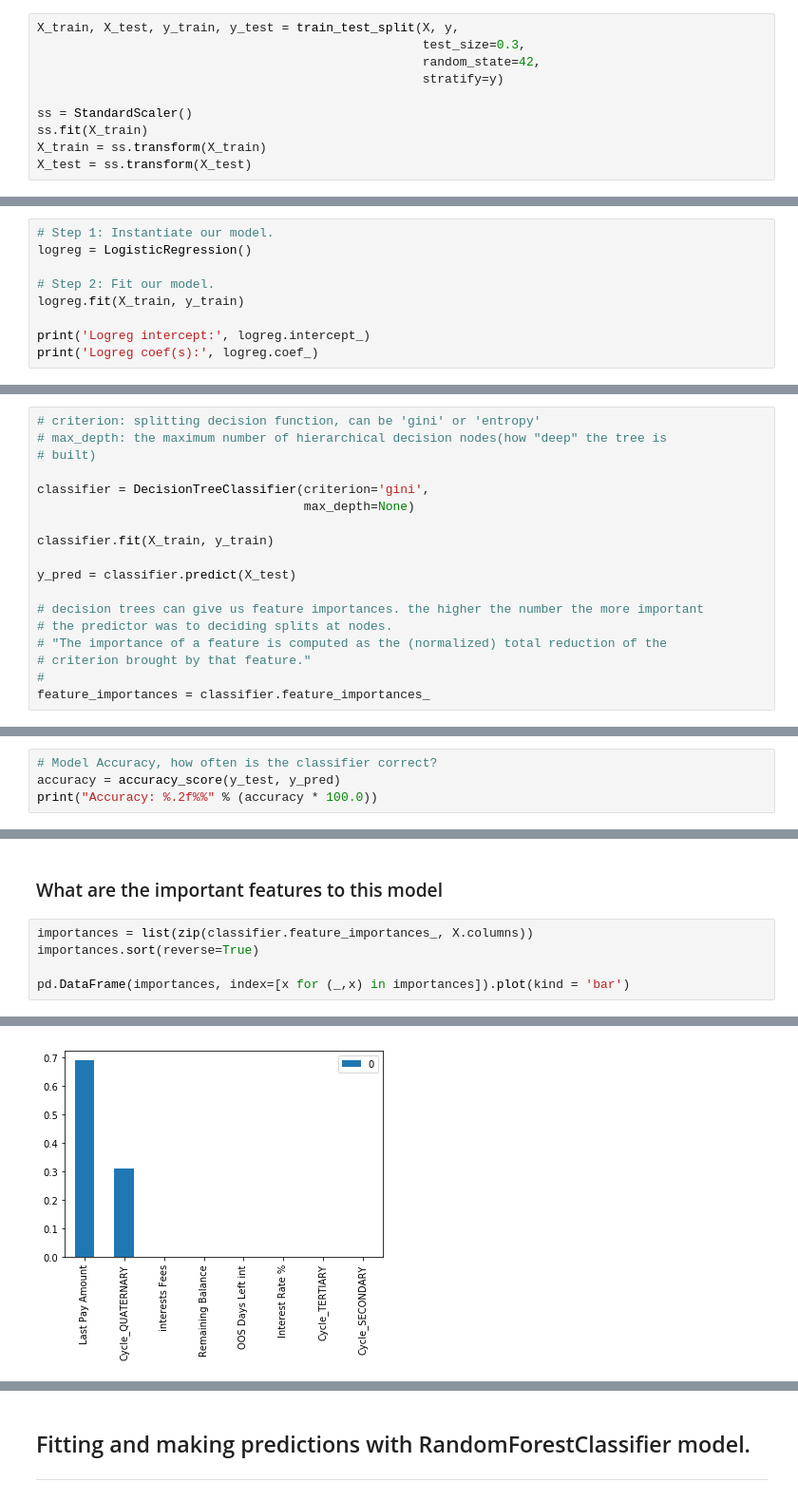
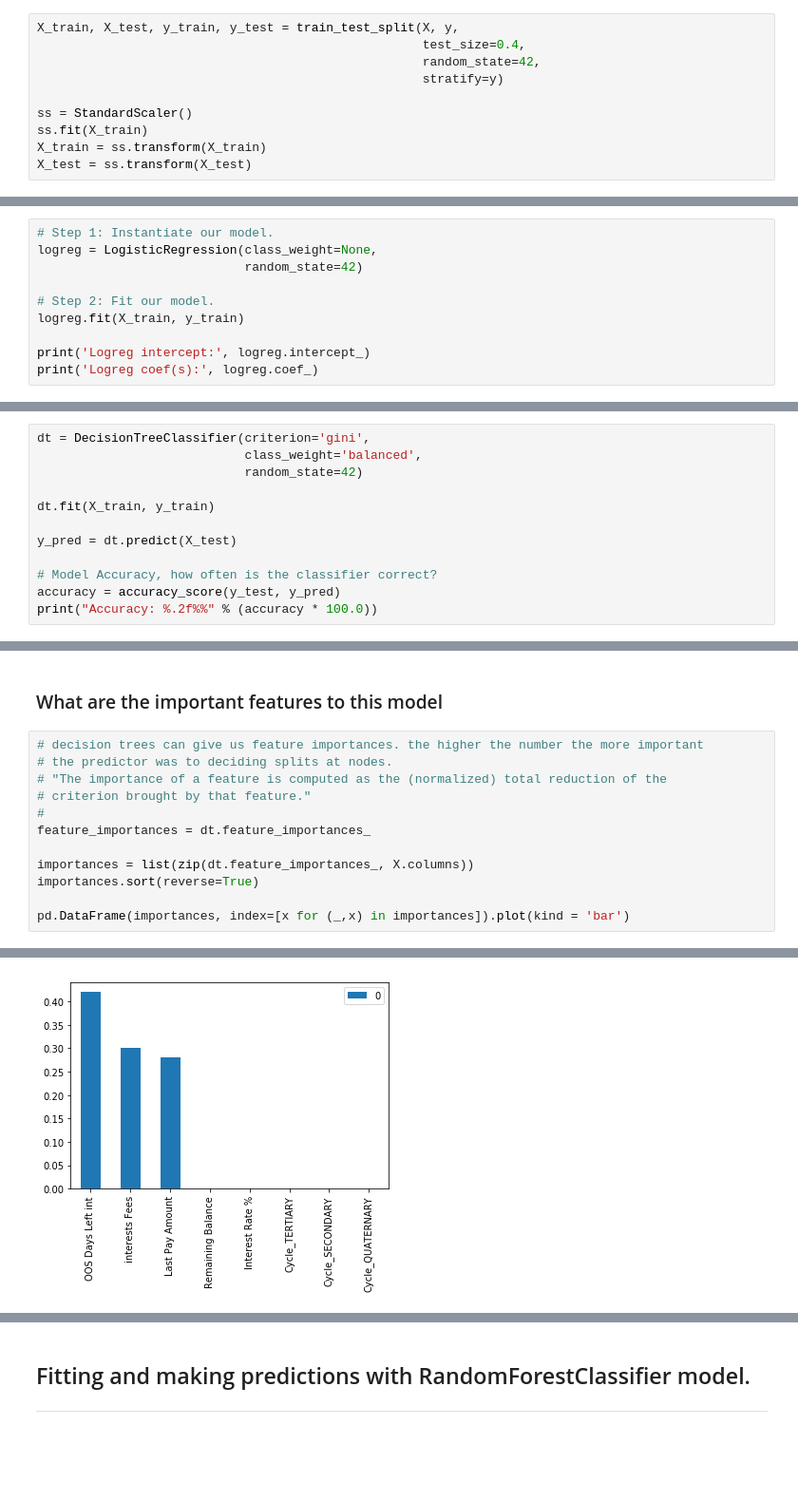
Before and after one commit to myingling0603/Debt-Portfolio-Capstone, a Jupyter notebook: Build Model.ipynb, the cells around one changed output, grey strips where cells are left out. Shown at 95% size. Saved outputs shown, nothing was run; the diff lists cells and outputs as text; blank space fills up the shorter version.

```diff
--- a/Build Model.ipynb
+++ b/Build Model.ipynb
@@ -116,7 +115,7 @@ y = df['Paid']
 X = df.drop(columns = drop_cols)
 # %%
 X_train, X_test, y_train, y_test = train_test_split(X, y,
-                                                    test_size=0.3,
+                                                    test_size=0.4,
                                                     random_state=42,
                                                     stratify=y)
 
@@ -131,6 +160,7 @@ X_test = ss.transform(X_test)
 # %%
 # Step 1: Instantiate our model.
-logreg = LogisticRegression()
+logreg = LogisticRegression(class_weight=None,
+                            random_state=42)
 
 # Step 2: Fit our model.
 logreg.fit(X_train, y_train)
@@ -203,21 +228,3 @@ plt.show()
 ## Fitting and making predictions with DecisionTreeClassifier model.
 
 ---
-# %%
-# criterion: splitting decision function, can be 'gini' or 'entropy'
-# max_depth: the maximum number of hierarchical decision nodes(how "deep" the tree is
-# built)
-
-classifier = DecisionTreeClassifier(criterion='gini',
-                                    max_depth=None)
-
-classifier.fit(X_train, y_train)
-
-y_pred = classifier.predict(X_test)
-
-# decision trees can give us feature importances. the higher the number the more important
-# the predictor was to deciding splits at nodes.
-# "The importance of a feature is computed as the (normalized) total reduction of the
-# criterion brought by that feature."
-#
-feature_importances = classifier.feature_importances_
@@ -229,4 +246,12 @@ array([0.        , 0.        , 0.69047619, 0.        , 0.        ,
 # %%
+dt = DecisionTreeClassifier(criterion='gini',
+                            class_weight='balanced',
+                            random_state=42)
+
+dt.fit(X_train, y_train)
+
+y_pred = dt.predict(X_test)
+
 # Model Accuracy, how often is the classifier correct?
 accuracy = accuracy_score(y_test, y_pred)
 print("Accuracy: %.2f%%" % (accuracy * 100.0))
@@ -235,11 +291,18 @@ Accuracy: 69.23%
 # %% [markdown]
 ### What are the important features to this model
 # %%
-importances = list(zip(classifier.feature_importances_, X.columns))
+# decision trees can give us feature importances. the higher the number the more important
+# the predictor was to deciding splits at nodes.
+# "The importance of a feature is computed as the (normalized) total reduction of the
+# criterion brought by that feature."
+#
+feature_importances = dt.feature_importances_
+
+importances = list(zip(dt.feature_importances_, X.columns))
 importances.sort(reverse=True)
 
 pd.DataFrame(importances, index=[x for (_,x) in importances]).plot(kind = 'bar')
 # %% [output]
 <matplotlib.axes._subplots.AxesSubplot at 0x...>
-[figure, old version]
+[figure, new version]
 # %% [markdown]
```
Also changed, not shown: parts of 60 cells of this notebook, 3 other files.
